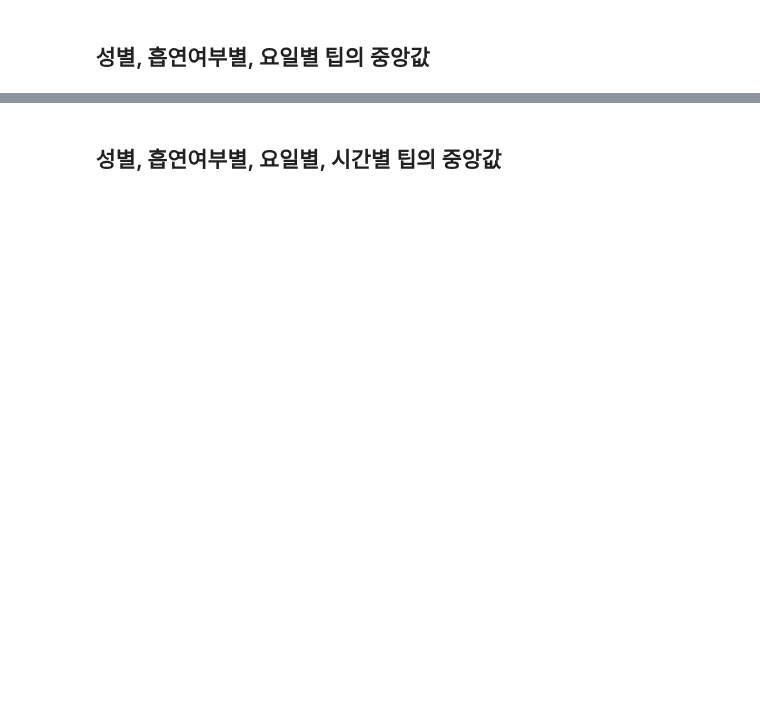
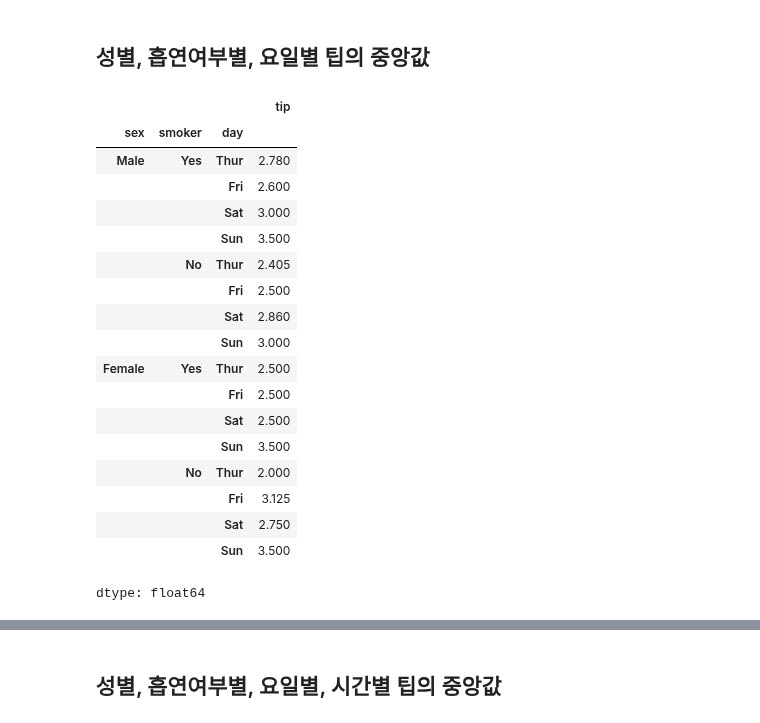
Before and after one commit to JakeOh/202511_BD53, a Jupyter notebook: lab_python/da12_shape.ipynb, the cells around one changed output, grey strips where cells are left out. Cells and saved outputs as stored; diff of their text form; code cells hidden in the pictures; blank space fills up the shorter version.

```diff
--- a/lab_python/da12_shape.ipynb
+++ b/lab_python/da12_shape.ipynb
@@ -442,2 +526,25 @@ tips.pivot_table(values='tip', index='sex', columns=['day', 'time'], observed=Tr
 # %% [markdown]
 ## 성별, 흡연여부별, 요일별 팁의 중앙값
+# %%
+result = tips.groupby(by=['sex', 'smoker', 'day'], observed=True).tip.median()
+result
+# %% [output]
+|  |  |  | tip |
+| sex | smoker | day |  |
+| Male | Yes | Thur | 2.780 |
+|  |  | Fri | 2.600 |
+|  |  | Sat | 3.000 |
+|  |  | Sun | 3.500 |
+|  | No | Thur | 2.405 |
+|  |  | Fri | 2.500 |
+|  |  | Sat | 2.860 |
+|  |  | Sun | 3.000 |
+| Female | Yes | Thur | 2.500 |
+|  |  | Fri | 2.500 |
+|  |  | Sat | 2.500 |
+|  |  | Sun | 3.500 |
+|  | No | Thur | 2.000 |
+|  |  | Fri | 3.125 |
+|  |  | Sat | 2.750 |
+|  |  | Sun | 3.500 |
+dtype: float64
```
Also changed, not shown: parts of 19 cells of this notebook.
